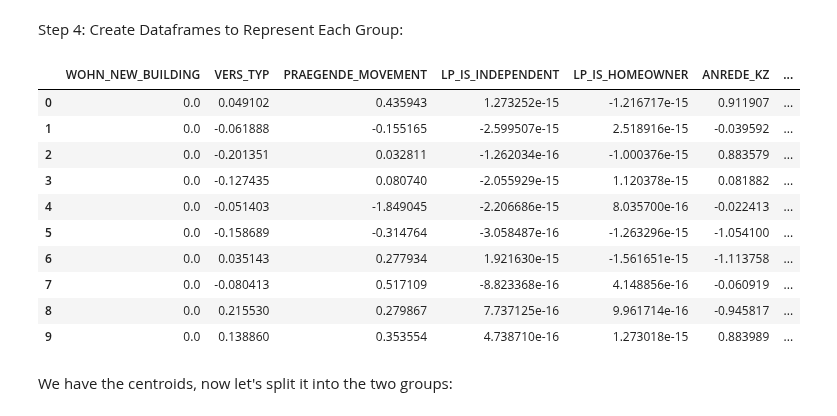
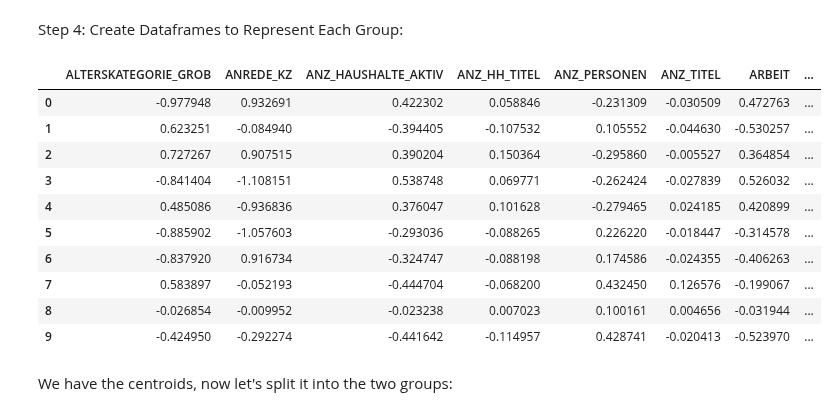
Before and after one commit to kinant/ud-ml-pytorch, a Jupyter notebook: Project 03/identify_customer_segments/Identify_Customer_Segments.ipynb, the cells around one changed output. Saved outputs shown, nothing was run; the diff lists cells and outputs as text; code cells hidden in the pictures.

```diff
--- a/Project 03/identify_customer_segments/Identify_Customer_Segments.ipynb
+++ b/Project 03/identify_customer_segments/Identify_Customer_Segments.ipynb
@@ -51,10 +77,10 @@ We first start by applying PCA without any parameters, so all components are com
 # Apply PCA to the data.
 # Check number of components that is at least half the number of features
 # We keep as reference to compare later
-n_comps = int(df_population_scaled.shape[1] / 2)
+n_comps = int(df_population.shape[1] / 2)
 print(f"Number of components: {n_comps}")
 
 # PCA without parameters
 pca = PCA()
-X_pca = pca.fit_transform(df_population_scaled)
+X_pca = pca.fit_transform(df_population)
 # %% [output]
@@ -63,7 +89,7 @@ Number of components: 94
 Next, we set our threshold:
 # %%
 # Set our explained variance threshold
-VARIANCE_THRESHOLD = 85
+VARIANCE_THRESHOLD = 90
 # %% [markdown]
 Next, we plot:
 # %%
@@ -107,9 +133,9 @@ n_components = 0
 # iterate over the cumulative variances
 for n in range(len(cumulative_variance)):
     # Stop when we reach 85 and print the value
-    if cumulative_variance[n] * 100 >= 85:
+    if cumulative_variance[n] * 100 >= VARIANCE_THRESHOLD:
         n_components = n
         break
 
-print(f"Number of components to reach at least 85% variance: {n_components}")
+print(f"Number of components to reach at least {VARIANCE_THRESHOLD}% variance: {n_components}")
 # %% [output]
@@ -120,7 +146,7 @@ And thus, we will reduce to 96 components. We re-apply PCA to get a final model
 # Re-apply PCA to the data while selecting for number of components to retain.
 # Use random_state=42 to ensure reproducible results
 pca_final = PCA(n_components=n_components, random_state=42)
-X_pca = pca_final.fit_transform(df_population_scaled)
+X_pca = pca_final.fit_transform(df_population)
 X_pca.head()
 # %% [output]
 |  | pca0 | pca1 | pca2 | pca3 | pca4 | pca5 | pca6 | pca7 | pca8 | pca9 | pca10 | ... |
@@ -748,20 +674,20 @@ array([[ 0.        ,  0.04910204,  0.43594324, ...,  0.48971532,
 Step 4: Create Dataframes to Represent Each Group:
 # %%
 # Create the dataframe, using the customer_scaled columns as reference
-df_cluster_centroids_scaled = pd.DataFrame(cluster_centroids_scaled, columns=df_customer_scaled.columns)
+df_cluster_centroids_scaled = pd.DataFrame(cluster_centroids_scaled, columns=df_customer.columns)
 df_cluster_centroids_scaled.head(10)
 # %% [output]
-|  | WOHN_NEW_BUILDING | VERS_TYP | PRAEGENDE_MOVEMENT | LP_IS_INDEPENDENT | LP_IS_HOMEOWNER | ANREDE_KZ | ... |
-| 0 | 0.0 | 0.049102 | 0.435943 | 1.273252e-15 | -1.216717e-15 | 0.911907 | ... |
-| 1 | 0.0 | -0.061888 | -0.155165 | -2.599507e-15 | 2.518916e-15 | -0.039592 | ... |
-| 2 | 0.0 | -0.201351 | 0.032811 | -1.262034e-16 | -1.000376e-15 | 0.883579 | ... |
-| 3 | 0.0 | -0.127435 | 0.080740 | -2.055929e-15 | 1.120378e-15 | 0.081882 | ... |
-| 4 | 0.0 | -0.051403 | -1.849045 | -2.206686e-15 | 8.035700e-16 | -0.022413 | ... |
-| 5 | 0.0 | -0.158689 | -0.314764 | -3.058487e-16 | -1.263296e-15 | -1.054100 | ... |
-| 6 | 0.0 | 0.035143 | 0.277934 | 1.921630e-15 | -1.561651e-15 | -1.113758 | ... |
-| 7 | 0.0 | -0.080413 | 0.517109 | -8.823368e-16 | 4.148856e-16 | -0.060919 | ... |
-| 8 | 0.0 | 0.215530 | 0.279867 | 7.737125e-16 | 9.961714e-16 | -0.945817 | ... |
-| 9 | 0.0 | 0.138860 | 0.353554 | 4.738710e-16 | 1.273018e-15 | 0.883989 | ... |
+|  | ALTERSKATEGORIE_GROB | ANREDE_KZ | ANZ_HAUSHALTE_AKTIV | ANZ_HH_TITEL | ANZ_PERSONEN | ANZ_TITEL | ARBEIT | ... |
+| 0 | -0.977948 | 0.932691 | 0.422302 | 0.058846 | -0.231309 | -0.030509 | 0.472763 | ... |
+| 1 | 0.623251 | -0.084940 | -0.394405 | -0.107532 | 0.105552 | -0.044630 | -0.530257 | ... |
+| 2 | 0.727267 | 0.907515 | 0.390204 | 0.150364 | -0.295860 | -0.005527 | 0.364854 | ... |
+| 3 | -0.841404 | -1.108151 | 0.538748 | 0.069771 | -0.262424 | -0.027839 | 0.526032 | ... |
+| 4 | 0.485086 | -0.936836 | 0.376047 | 0.101628 | -0.279465 | 0.024185 | 0.420899 | ... |
+| 5 | -0.885902 | -1.057603 | -0.293036 | -0.088265 | 0.226220 | -0.018447 | -0.314578 | ... |
+| 6 | -0.837920 | 0.916734 | -0.324747 | -0.088198 | 0.174586 | -0.024355 | -0.406263 | ... |
+| 7 | 0.583897 | -0.052193 | -0.444704 | -0.068200 | 0.432450 | 0.126576 | -0.199067 | ... |
+| 8 | -0.026854 | -0.009952 | -0.023238 | 0.007023 | 0.100161 | 0.004656 | -0.031944 | ... |
+| 9 | -0.424950 | -0.292274 | -0.441642 | -0.114957 | 0.428741 | -0.020413 | -0.523970 | ... |
 # %% [markdown]
 We have the centroids, now let's split it into the two groups:
 # %%
```
Also changed, not shown: parts of 42 cells of this notebook.
